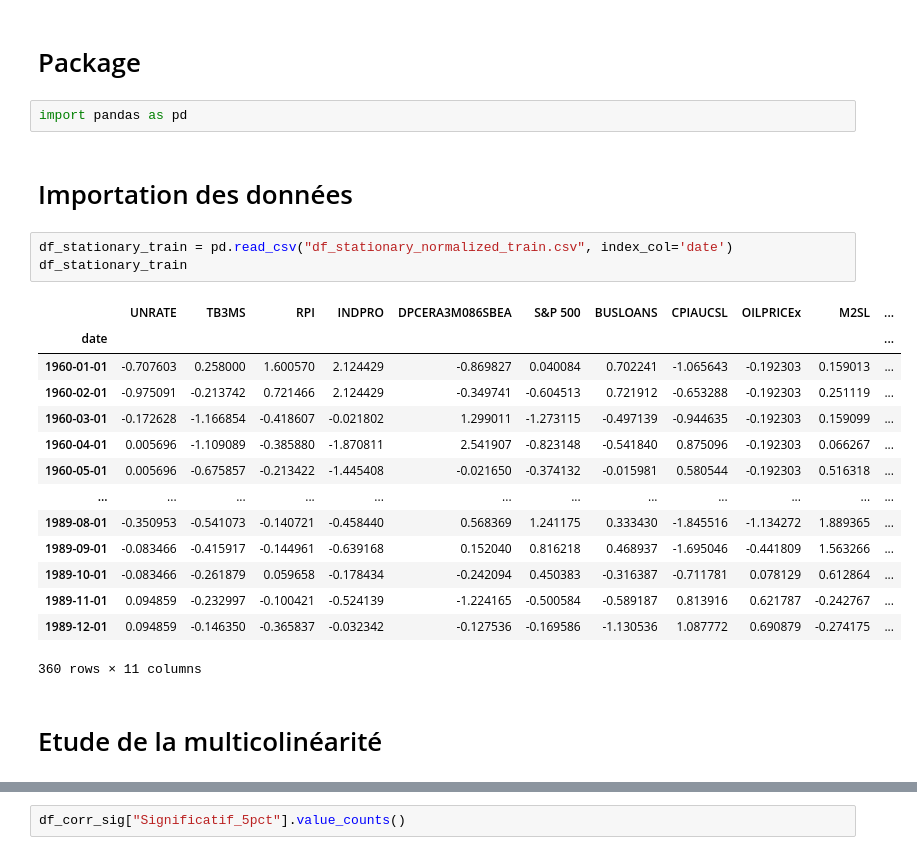
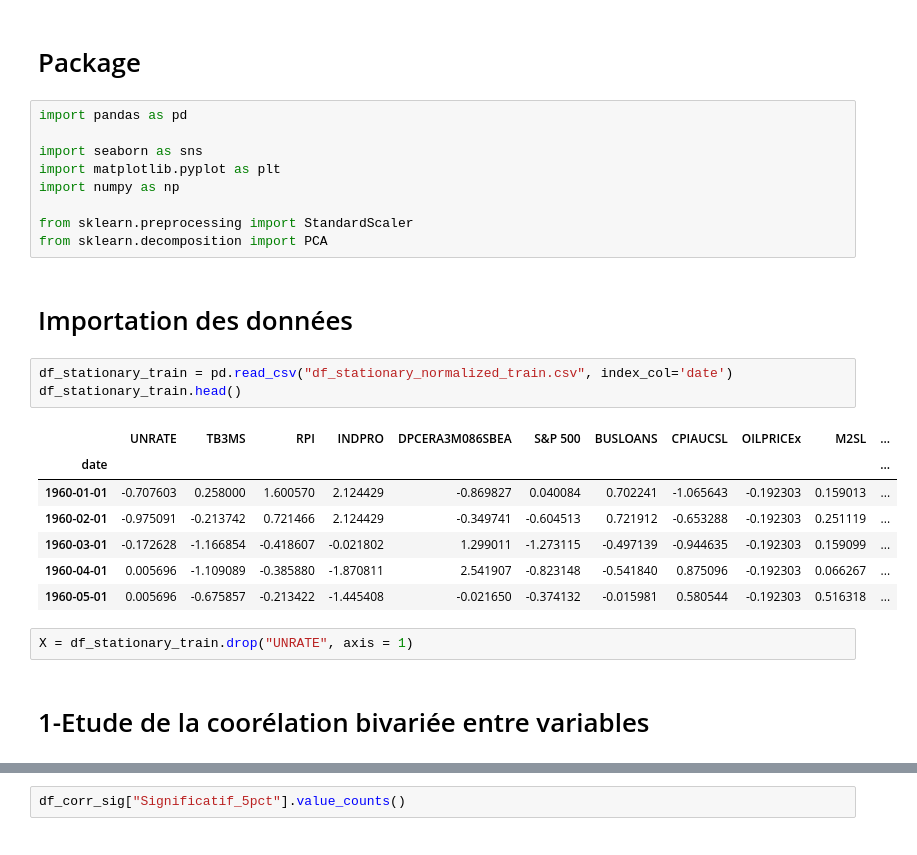
Before and after one commit to MitaDataAI/Forecast-and-explain-the-Unemployment-of-USA, a Jupyter notebook: 3_1_Etude de la multicolinéarité_20_10_25.ipynb, the cells around one changed output, grey strips where cells are left out. Saved outputs shown, nothing was run; the diff lists cells and outputs as text.

```diff
--- a/3_1_Etude de la multicolinéarité_20_10_25.ipynb
+++ b/3_1_Etude de la multicolinéarité_20_10_25.ipynb
@@ -2,26 +20,28 @@
 # Package
 # %%
 import pandas as pd
+
+import seaborn as sns
+import matplotlib.pyplot as plt
+import numpy as np
+
+from sklearn.preprocessing import StandardScaler
+from sklearn.decomposition import PCA
 # %% [markdown]
 # Importation des données
 # %%
 df_stationary_train = pd.read_csv("df_stationary_normalized_train.csv", index_col='date')
-df_stationary_train
+df_stationary_train.head()
 # %% [output]
 |  | UNRATE | TB3MS | RPI | INDPRO | DPCERA3M086SBEA | S&P 500 | BUSLOANS | CPIAUCSL | OILPRICEx | M2SL | ... |
 | date |  |  |  |  |  |  |  |  |  |  | ... |
 | 1960-01-01 | -0.707603 | 0.258000 | 1.600570 | 2.124429 | -0.869827 | 0.040084 | 0.702241 | -1.065643 | -0.192303 | 0.159013 | ... |
 | 1960-02-01 | -0.975091 | -0.213742 | 0.721466 | 2.124429 | -0.349741 | -0.604513 | 0.721912 | -0.653288 | -0.192303 | 0.251119 | ... |
 | 1960-03-01 | -0.172628 | -1.166854 | -0.418607 | -0.021802 | 1.299011 | -1.273115 | -0.497139 | -0.944635 | -0.192303 | 0.159099 | ... |
 | 1960-04-01 | 0.005696 | -1.109089 | -0.385880 | -1.870811 | 2.541907 | -0.823148 | -0.541840 | 0.875096 | -0.192303 | 0.066267 | ... |
 | 1960-05-01 | 0.005696 | -0.675857 | -0.213422 | -1.445408 | -0.021650 | -0.374132 | -0.015981 | 0.580544 | -0.192303 | 0.516318 | ... |
-| ... | ... | ... | ... | ... | ... | ... | ... | ... | ... | ... | ... |
-| 1989-08-01 | -0.350953 | -0.541073 | -0.140721 | -0.458440 | 0.568369 | 1.241175 | 0.333430 | -1.845516 | -1.134272 | 1.889365 | ... |
-| 1989-09-01 | -0.083466 | -0.415917 | -0.144961 | -0.639168 | 0.152040 | 0.816218 | 0.468937 | -1.695046 | -0.441809 | 1.563266 | ... |
-| 1989-10-01 | -0.083466 | -0.261879 | 0.059658 | -0.178434 | -0.242094 | 0.450383 | -0.316387 | -0.711781 | 0.078129 | 0.612864 | ... |
-| 1989-11-01 | 0.094859 | -0.232997 | -0.100421 | -0.524139 | -1.224165 | -0.500584 | -0.589187 | 0.813916 | 0.621787 | -0.242767 | ... |
-| 1989-12-01 | 0.094859 | -0.146350 | -0.365837 | -0.032342 | -0.127536 | -0.169586 | -1.130536 | 1.087772 | 0.690879 | -0.274175 | ... |
-360 rows × 11 columns
+# %%
+X = df_stationary_train.drop("UNRATE", axis = 1)
 # %% [markdown]
-# Etude de la multicolinéarité
+# 1-Etude de la coorélation bivariée entre variables
 # %%
```
Also changed, not shown: parts of 20 cells of this notebook, 28 other files.
